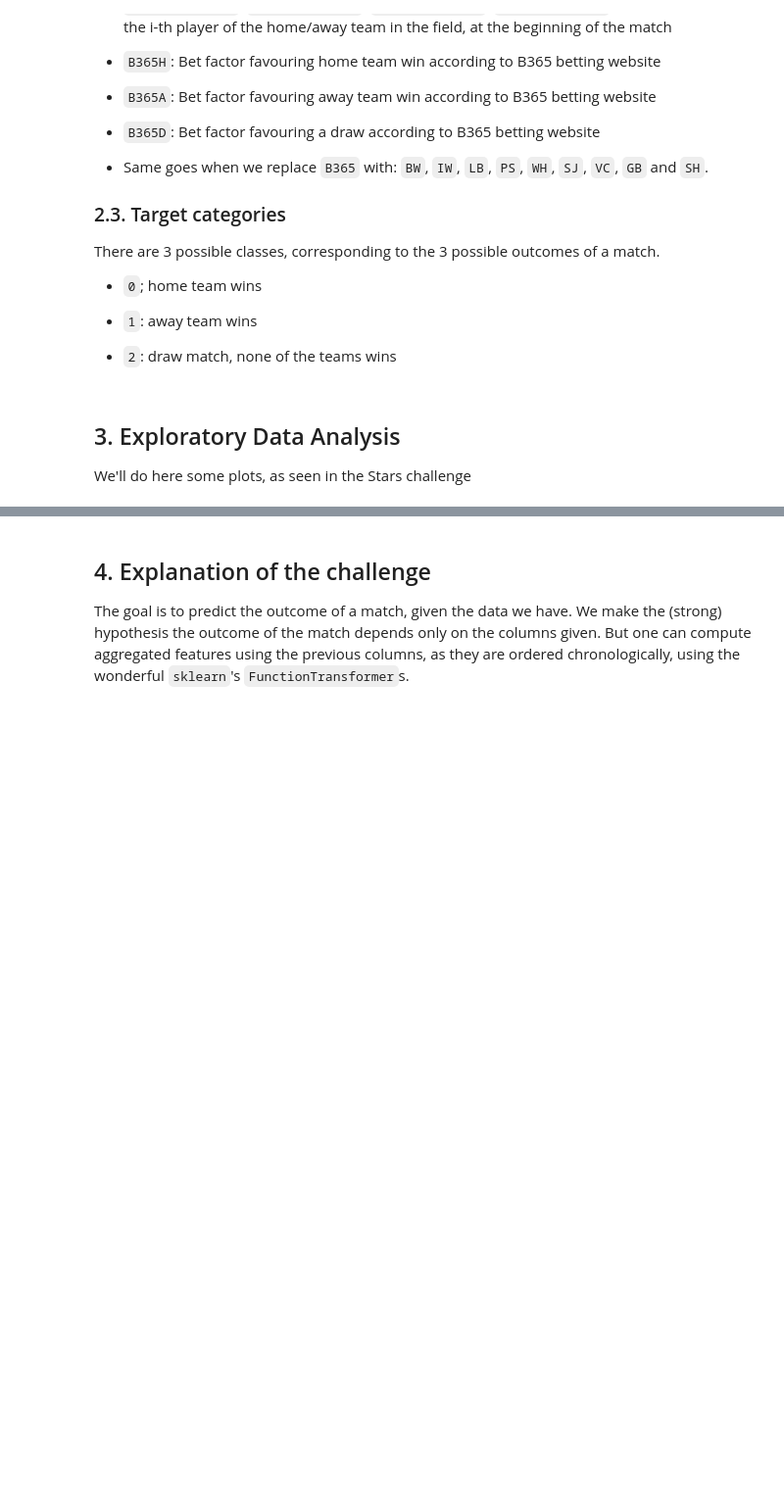
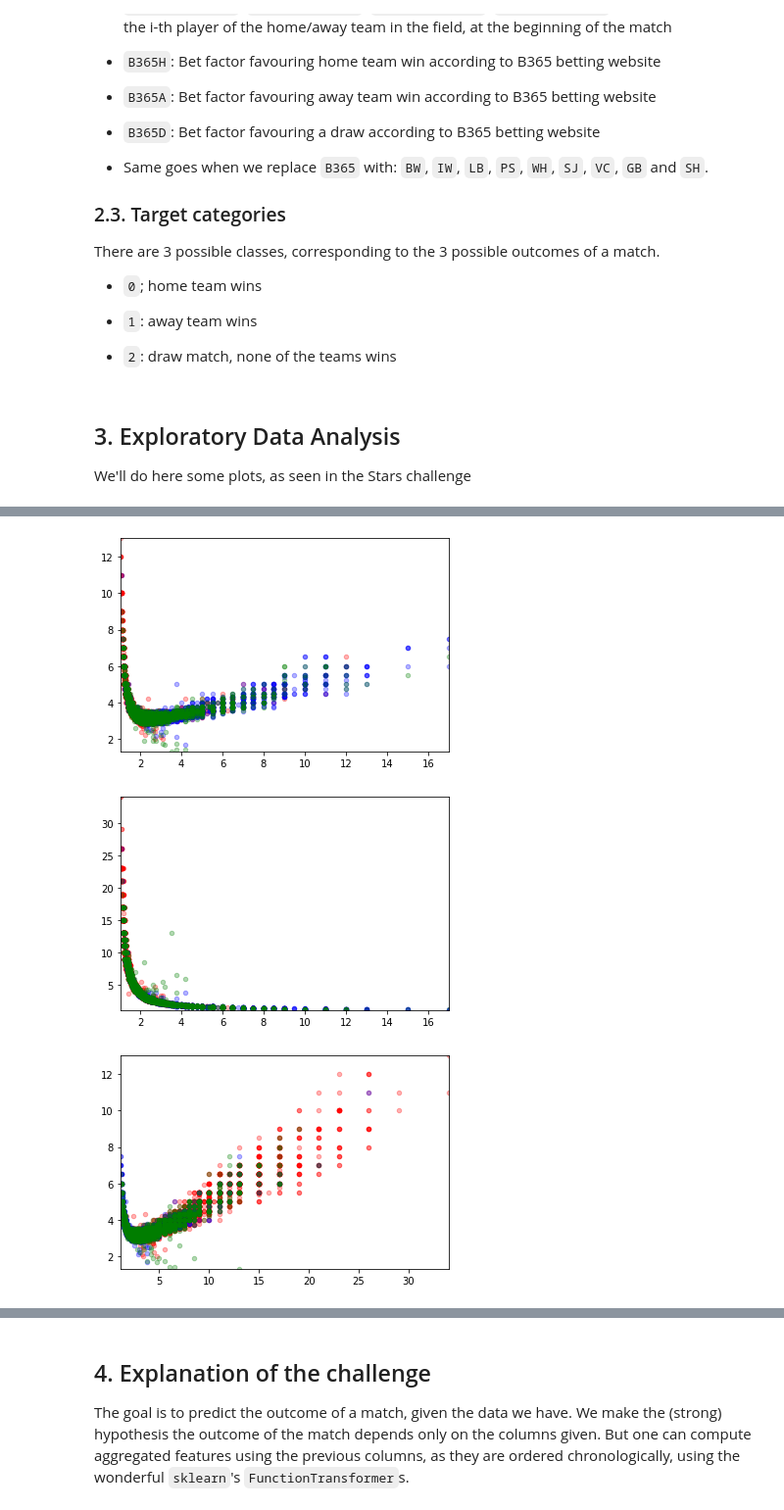
Before and after one commit to ismamds/efd-challenge, a Jupyter notebook: efd_starting_kit.ipynb, the cells around one changed output, grey strips where cells are left out. Shown at 98% size. Cells and saved outputs as stored; diff of their text form; code cells hidden in the pictures; blank space fills up the shorter version.

```diff
--- a/efd_starting_kit.ipynb
+++ b/efd_starting_kit.ipynb
@@ -114,0 +123,11 @@ def plot_classwise_scatter(feature1, feature2, range1=None, range2=None):
+# %%
+plt.figure()
+plot_classwise_scatter("BSH","BSD")
+plt.figure()
+plot_classwise_scatter("BSH","BSA")
+plt.figure()
+plot_classwise_scatter("BSA","BSD")
+# %% [output]
+[figure, added]
+[figure, added]
+[figure, added]
```
Also changed, not shown: parts of 7 cells of this notebook.
